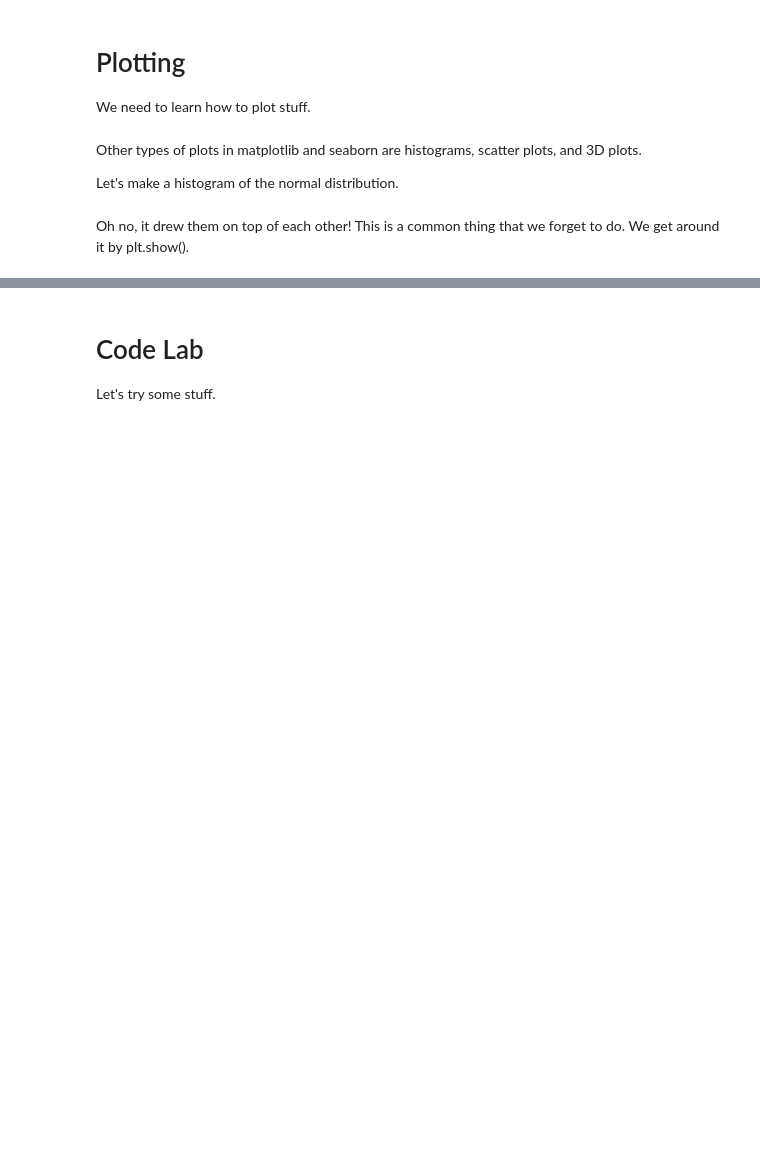
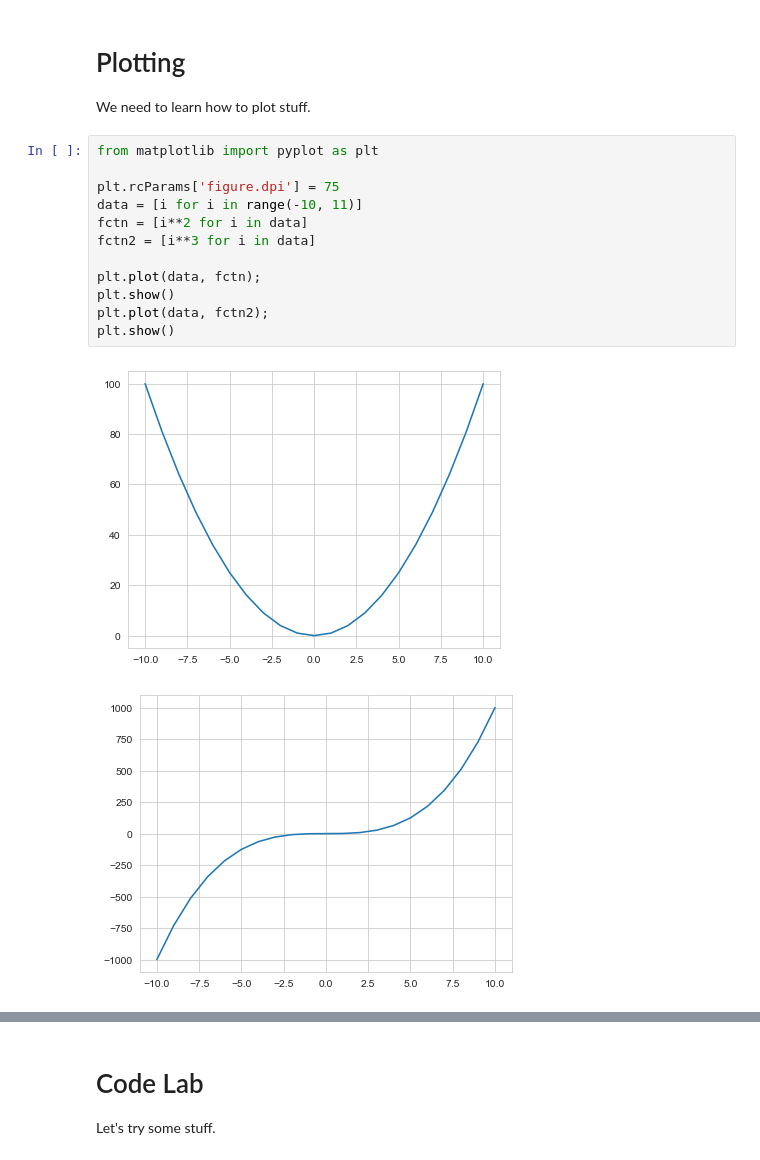
Before and after one commit to jimhalverson/COMP2023, a Jupyter notebook: notebooks/Intro to Python/1_Lecture_1_Essential Essentials.ipynb, the cells around one changed output, grey strips where cells are left out. Cells and saved outputs as stored; diff of their text form; blank space fills up the shorter version.

```diff
--- a/notebooks/Intro to Python/1_Lecture_1_Essential Essentials.ipynb
+++ b/notebooks/Intro to Python/1_Lecture_1_Essential Essentials.ipynb
@@ -220,9 +261,18 @@ Lists, on the other hand, are ordered and subscriptable. But they have O(n) look
 # Plotting
 
 We need to learn how to plot stuff.
-# %% [markdown]
-Other types of plots in matplotlib and seaborn are histograms, scatter plots, and 3D plots.
-
-Let's make a histogram of the normal distribution.
-# %% [markdown]
-Oh no, it drew them on top of each other! This is a common thing that we forget to do. We get around it by plt.show().
+# %%
+from matplotlib import pyplot as plt
+
+plt.rcParams['figure.dpi'] = 75
+data = [i for i in range(-10, 11)]
+fctn = [i**2 for i in data]
+fctn2 = [i**3 for i in data]
+
+plt.plot(data, fctn);
+plt.show()
+plt.plot(data, fctn2);
+plt.show()
+# %% [output]
+[figure, added]
+[figure, added]
```
Also changed, not shown: parts of 16 cells of this notebook, 1 other file.
